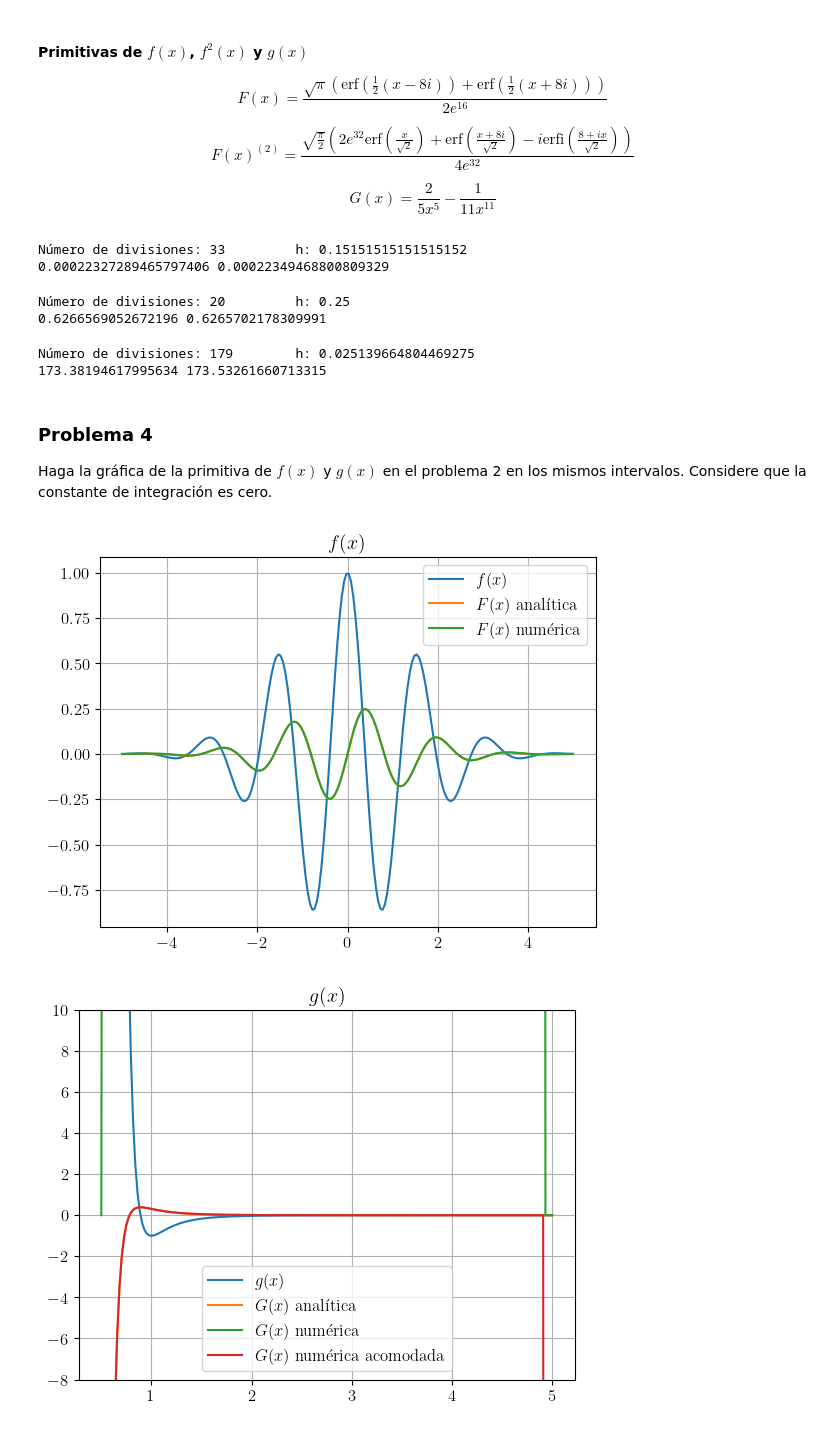
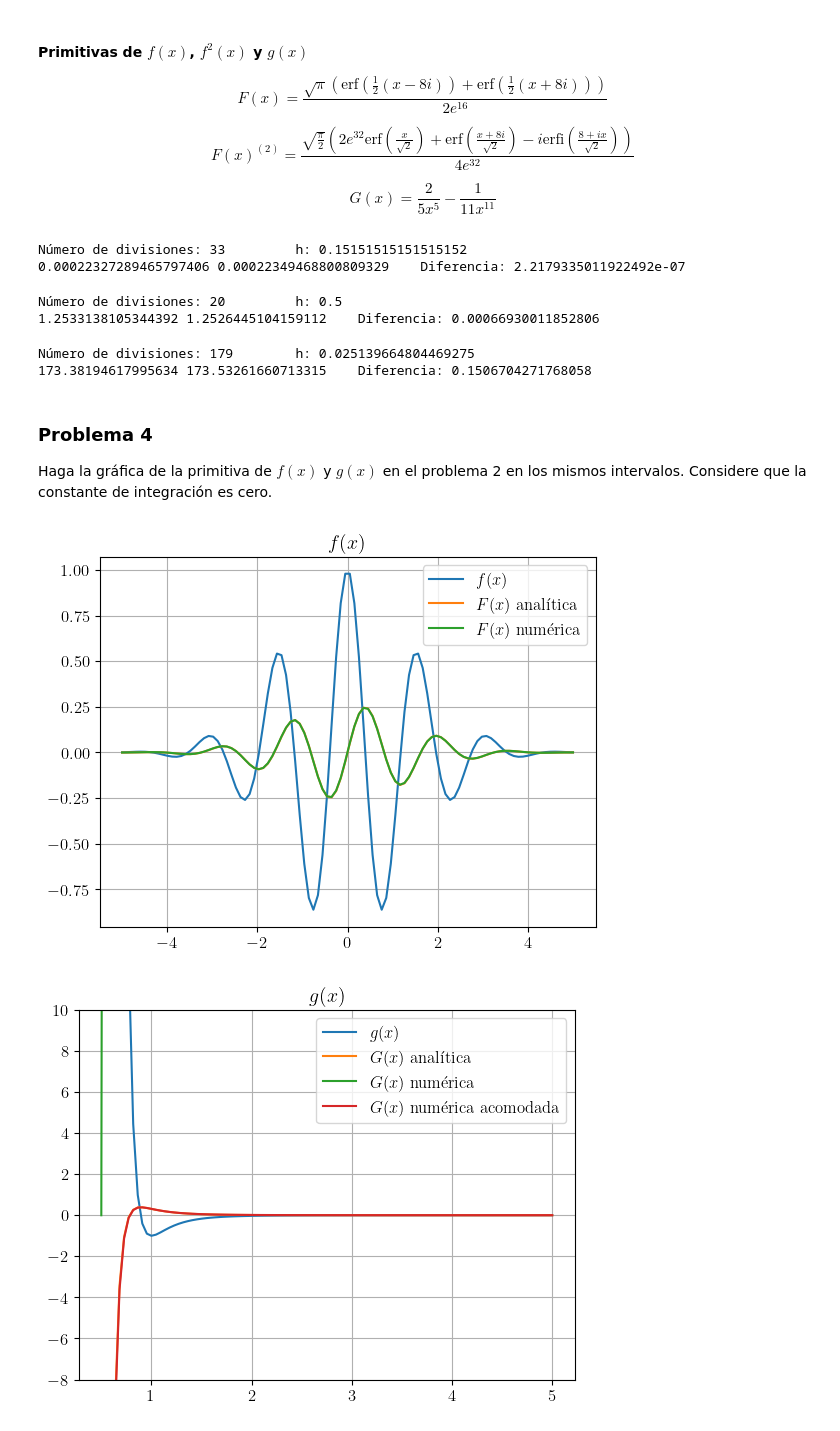
Before and after one commit to tamoaltas/FIS-COMP, a Jupyter notebook: tareas/tarea2.ipynb, the cells around one changed output. Drawn from its saved outputs; the diff is of its cells as text; code cells hidden in the pictures.

```diff
--- a/tareas/tarea2.ipynb
+++ b/tareas/tarea2.ipynb
@@ -126,7 +126,7 @@ plt.show()
 Máximo error en la derivada: 5.015688983589506e-08
 [figure]
 # %%
-x = np.linspace(0,4,6000)
+x = np.linspace(0,4,10)
 y = sp.stats.norm.pdf(x,mu,sigma)
 
 int_analitica = integral_primitiva(lambda x: norm_int(x,mu,sigma),0,4)
@@ -465,36 +465,43 @@ def func_G(x):
 # %%
 funcs_int_f = [func_f, func_F]
 int_alit_f, int_num_f = buscar_Nh_integral(funcs_int_f, integral_h4, 0, 5, checar_cifras, 0.5)
-print(int_alit_f, int_num_f)
+print(int_alit_f, int_num_f, '\t Diferencia:', abs(int_alit_f-int_num_f))
 # %% [output]
 Número de divisiones: 33         h: 0.15151515151515152
-0.00022327289465797406 0.00022349468800809329
+0.00022327289465797406 0.00022349468800809329    Diferencia: 2.2179335011922492e-07
 # %%
 funcs_int_f_cuadrado = [f_cuadrado, F_cuadrado]
 int_alit_f_cuadrado, int_num_f_cuadrado = buscar_Nh_integral(funcs_int_f_cuadrado, integral_h4, -5, 5, checar_cifras, 0.5)
-print(int_alit_f_cuadrado, int_num_f_cuadrado)
+print(int_alit_f_cuadrado, int_num_f_cuadrado, '\t Diferencia:', abs(int_alit_f_cuadrado-int_num_f_cuadrado))
 # %% [output]
-Número de divisiones: 20         h: 0.25
-0.6266569052672196 0.6265702178309991
+Número de divisiones: 20         h: 0.5
+1.2533138105344392 1.2526445104159112    Diferencia: 0.00066930011852806
 # %%
 funcs_int_g = [func_g, func_G]
 int_alit_g, int_num_g = buscar_Nh_integral(funcs_int_g, integral_h4, 0.5, 5, checar_cifras, 0.2)
-print(int_alit_g, int_num_g)
+print(int_alit_g, int_num_g, '\t Diferencia:', abs(int_alit_g-int_num_g))
 # %% [output]
 Número de divisiones: 179        h: 0.025139664804469275
-173.38194617995634 173.53261660713315
+173.38194617995634 173.53261660713315    Diferencia: 0.1506704271768058
 # %% [markdown]
 ### Problema 4
 Haga la gráfica de la primitiva de $f(x)$ y $g(x)$ en el problema 2 en los mismos intervalos. Considere que la constante de integración es cero.
 # %%
 def primitiva(f,x,F0=0):
+    '''
+    Obtiene valores numéricos de la primitiva de una función f
+    '''
     F , h = np.zeros_like(f) , x[1]-x[0]
     F[0] = F0
     for i in range(len(f)-5):
         F[i+1] = F[i] + (23*f[i] + 26*f[i+1] - 4*f[i+2] + 6*f[i+3] - 3*f[i+4])*h/48
+    # Para los últimos 4 intervalos
+    for i in range(len(f)-4,len(f)):
+        F[i] = F[i-1] + (23*f[i] + 26*f[i-1] - 4*f[i-2] + 6*f[i-3] - 3*f[i-4])*h/48
+
     return F
 # %%
-x = np.linspace(-5,5,200)
+x = np.linspace(-5,5,100)
 f = func_f(x)
 
 F = func_F(x)
@@ -507,21 +514,21 @@ plt.plot(x,F_h4, label=r"$F(x)$ numérica")
 plt.grid(), plt.legend(),
 plt.show()
 # %% [output]
-[figure, old version]
+[figure, new version]
 # %%
-x = np.linspace(0.5,5,200)
+x = np.linspace(0.5,5,100)
 g = func_g(x)
 
 G = func_G(x)
 G_h4 = primitiva(g,x)
 G_h4_2 = G_h4 - max(G_h4) + max(G) # jiji
 
 plt.title(r"$g(x)$")
 plt.plot(x,g ,label=r"$g(x)$")
 plt.plot(x,G ,label=r"$G(x)$ analítica")
 plt.plot(x,G_h4, label=r"$G(x)$ numérica")
 plt.plot(x,G_h4_2, label=r"$G(x)$ numérica acomodada")
 plt.grid(), plt.legend(), plt.ylim(-8,10)
 plt.show()
 # %% [output]
-[figure, old version]
+[figure, new version]
```
Also changed, not shown: parts of 4 cells of this notebook.
